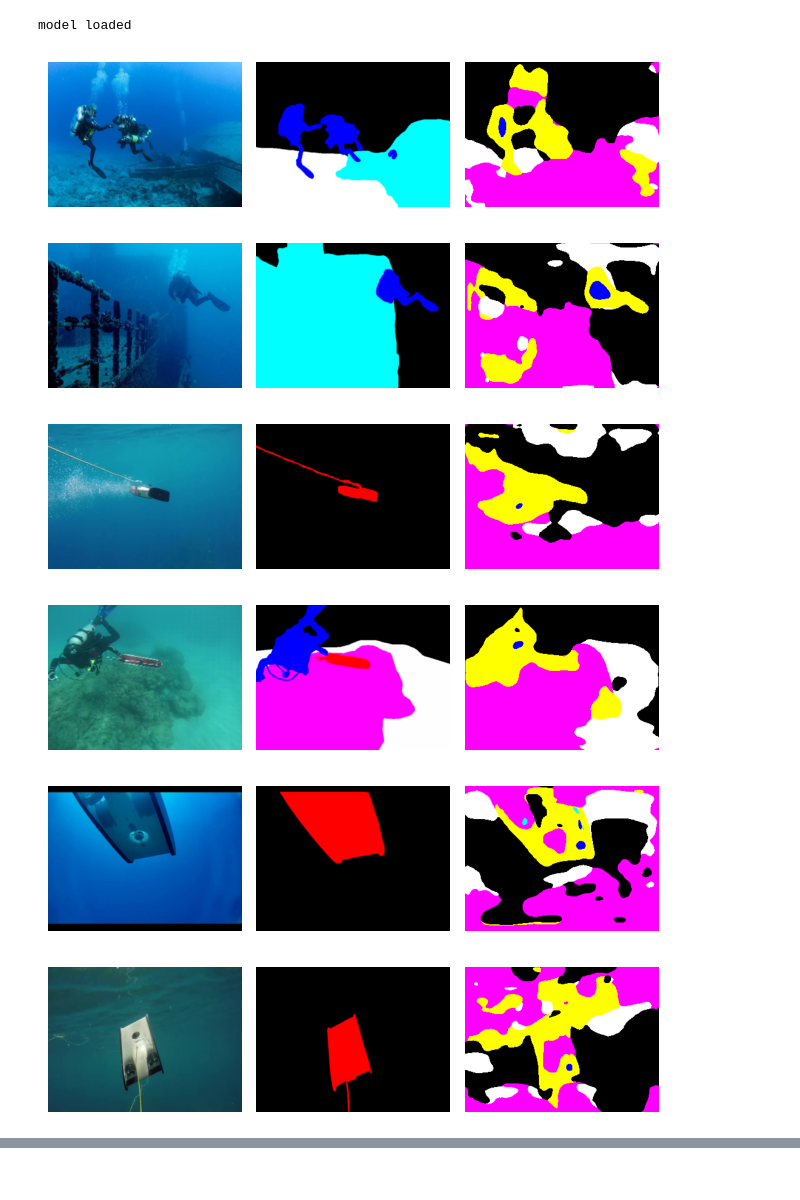
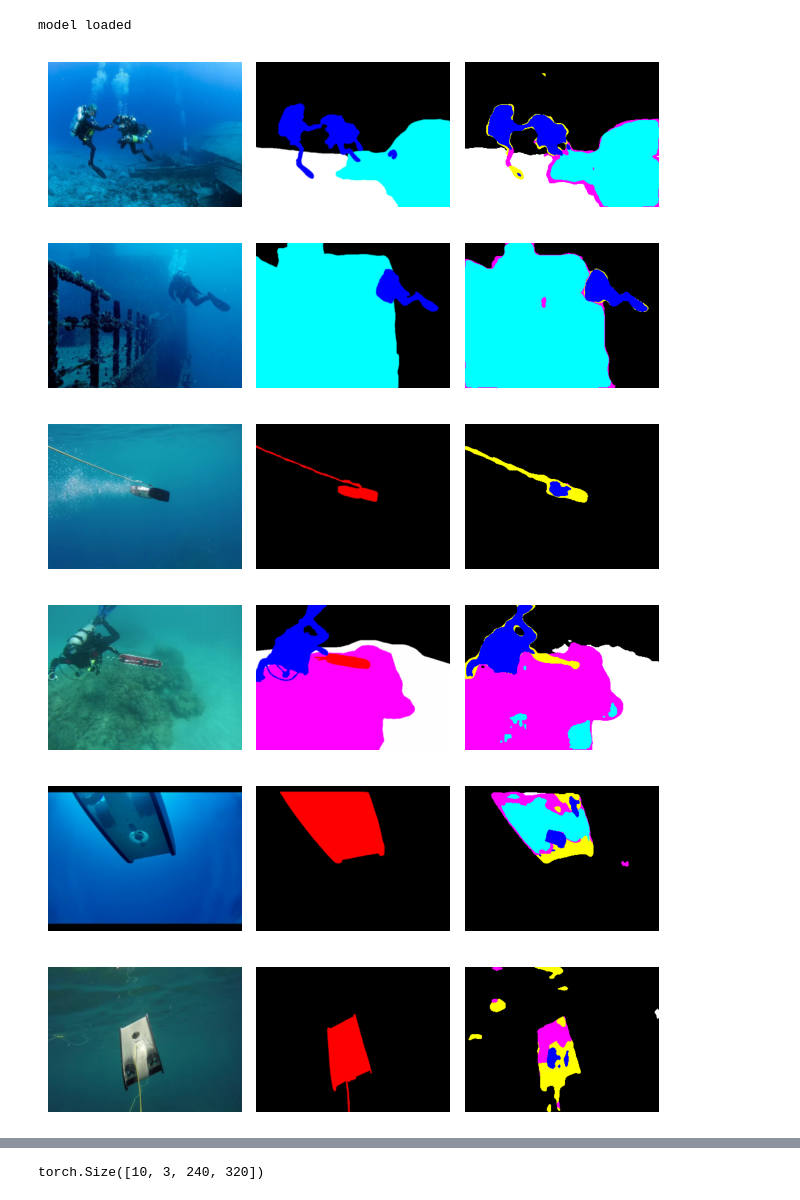
Before and after one commit to delimarr/bveri_miniprojekt, a Jupyter notebook: suim_net.ipynb, the cells around one changed output, grey strips where cells are left out. Saved outputs shown, nothing was run; the diff lists cells and outputs as text; code cells hidden in the pictures.

Commit message:
pred to label

```diff
--- a/suim_net.ipynb
+++ b/suim_net.ipynb
@@ -125,25 +128,24 @@ torch.save(suim_net, suim_path)
 # %% [output]
 Finished Training
 # %%
-suim_loaded = torch.load("suim_net_epoch50.pth")
+suim_loaded = torch.load("suim_net_epoch120_iou.pth")
 suim_loaded.eval()
 print("model loaded")
 # %% [output]
 model loaded
 # %%
-from underwater_imagery.data.transf import pred_to_label
 for i in range(10):
     images, _, label_images = ds[i]
     images_gpu = images.unsqueeze(0).to('cuda')
-    logits = suim_net(images_gpu)
-    probs = F.softmax(logits, dim=1)[0]
-    pred = probs.argmax(dim=(0), keepdim=True)
-    pred_label = pred_to_label(pred)
+    logits = suim_loaded(images_gpu)
+    probs = F.softmax(logits, dim=1)
+    pred = probs.argmax(dim=(1), keepdim=True)
+    pred_label = pred_to_label(pred).squeeze(0)
     ts.show([images, label_images, pred_label])
 # %% [output]
-[figure, old version]
+[figure, new version]
-[figure, old version]
+[figure, new version]
-[figure, old version]
+[figure, new version]
-[figure, old version]
+[figure, new version]
-[figure, old version]
+[figure, new version]
-[figure, old version]
+[figure, new version]
@@ -153,0 +164,7 @@ for i in range(10):
+# %%
+probs = F.softmax(logits, dim=1)
+pred = probs.argmax(dim=(1), keepdim=True)
+pred_label = pred_to_label(pred)
+pred_label.shape
+# %% [output]
+torch.Size([10, 3, 240, 320])
```
Also changed, not shown: parts of 4 cells of this notebook, 1 other file.
